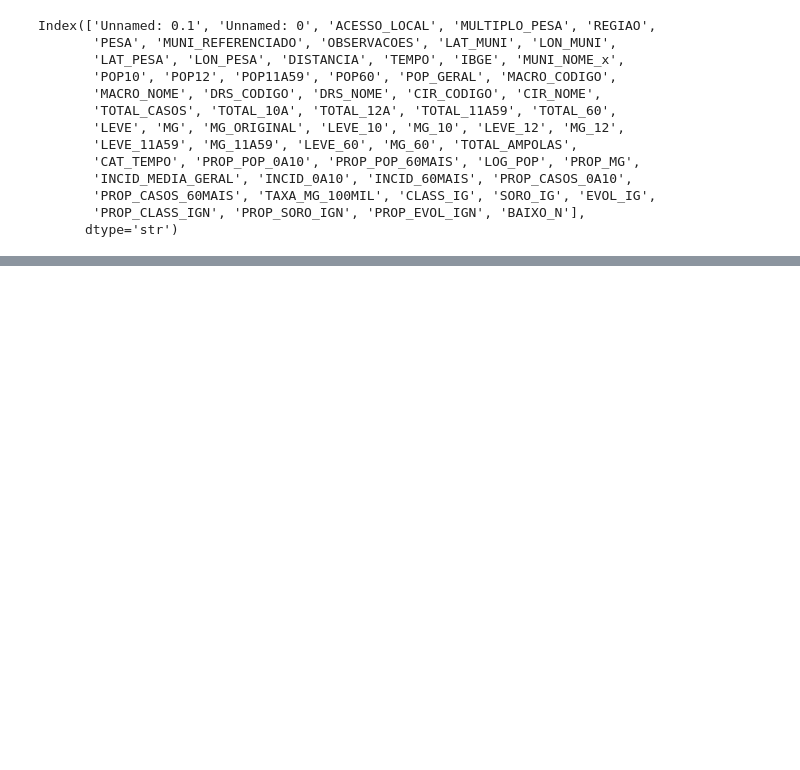
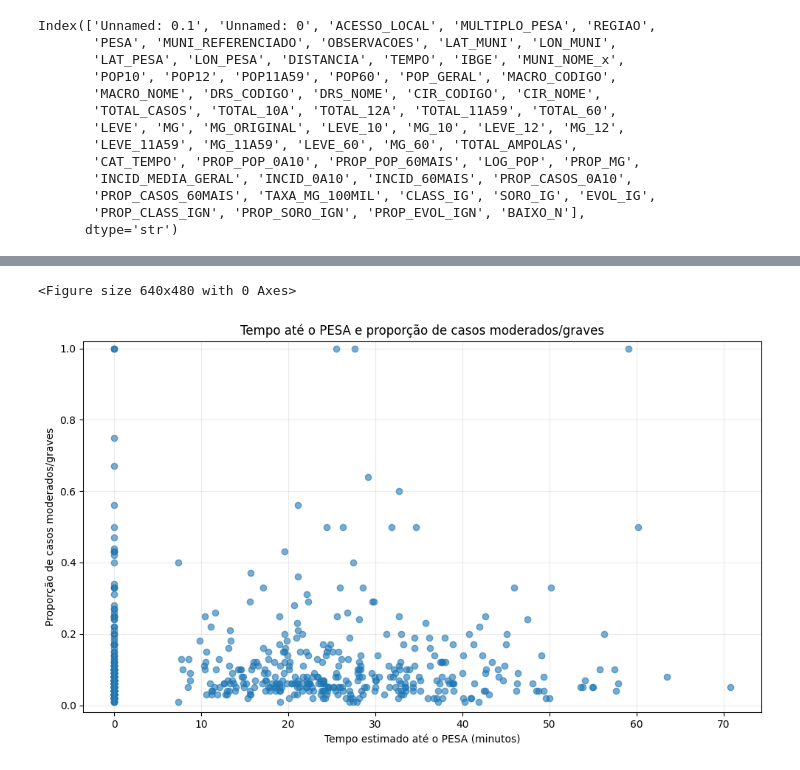
Before and after one commit to lucascgmermano/escorpiao_pesa, a Jupyter notebook: 09-analise-exploratoria.ipynb, the cells around one changed output, grey strips where cells are left out. Drawn from its saved outputs; the diff is of its cells as text; code cells hidden in the pictures; blank space fills up the shorter version.

```diff
--- a/09-analise-exploratoria.ipynb
+++ b/09-analise-exploratoria.ipynb
@@ -186,0 +201,21 @@ Index(['Unnamed: 0.1', 'Unnamed: 0', 'ACESSO_LOCAL', 'MULTIPLO_PESA', 'REGIAO',
+# %%
+plt.clf()
+plt.figure(figsize=(10, 6))
+
+plt.scatter(
+    dd["TEMPO"],
+    dd["PROP_MG"],
+    alpha=0.6
+)
+
+plt.xlabel("Tempo estimado até o PESA (minutos)")
+plt.ylabel("Proporção de casos moderados/graves")
+plt.title("Tempo até o PESA e proporção de casos moderados/graves")
+
+plt.ylim(-0.02, 1.02)
+plt.grid(alpha=0.25)
+plt.tight_layout()
+plt.show()
+# %% [output]
+<Figure size 640x480 with 0 Axes>
+[figure, added]
```
Also changed, not shown: parts of 7 cells of this notebook.
